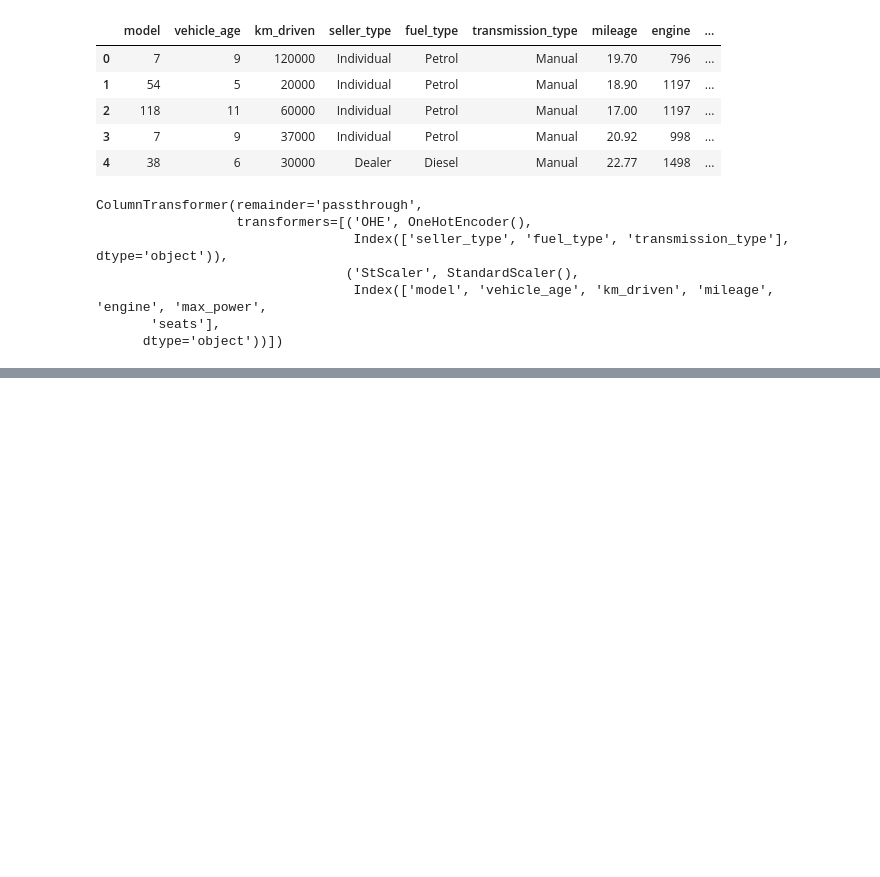
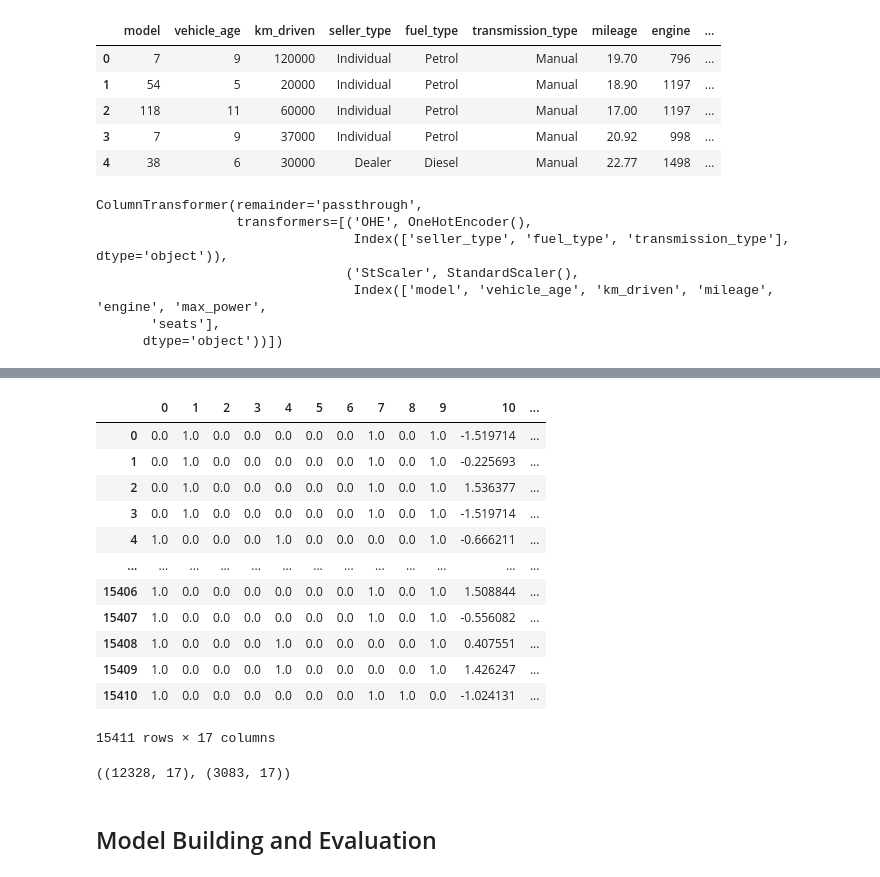
Before and after one commit to Lavishgangwani/DataScienceGeek, a Jupyter notebook: Random Forest/regressor/RF Regression.ipynb, the cells around one changed output, grey strips where cells are left out. Drawn from its saved outputs; the diff is of its cells as text; code cells hidden in the pictures; blank space fills up the shorter version.

```diff
--- a/Random Forest/regressor/RF Regression.ipynb
+++ b/Random Forest/regressor/RF Regression.ipynb
@@ -191,3 +188,7 @@ ColumnTransformer(remainder='passthrough',
                                  Index(['model', 'vehicle_age', 'km_driven', 'mileage', 'engine', 'max_power',
        'seats'],
       dtype='object'))])
+# %%
+#now preprocess the data
+X = preprocessor.fit_transform(X)
+X
@@ -193,0 +209,16 @@ ColumnTransformer(remainder='passthrough',
+# %%
+pd.DataFrame(X)
+# %% [output]
+|  | 0 | 1 | 2 | 3 | 4 | 5 | 6 | 7 | 8 | 9 | 10 | ... |
+| 0 | 0.0 | 1.0 | 0.0 | 0.0 | 0.0 | 0.0 | 0.0 | 1.0 | 0.0 | 1.0 | -1.519714 | ... |
+| 1 | 0.0 | 1.0 | 0.0 | 0.0 | 0.0 | 0.0 | 0.0 | 1.0 | 0.0 | 1.0 | -0.225693 | ... |
+| 2 | 0.0 | 1.0 | 0.0 | 0.0 | 0.0 | 0.0 | 0.0 | 1.0 | 0.0 | 1.0 | 1.536377 | ... |
+| 3 | 0.0 | 1.0 | 0.0 | 0.0 | 0.0 | 0.0 | 0.0 | 1.0 | 0.0 | 1.0 | -1.519714 | ... |
+| 4 | 1.0 | 0.0 | 0.0 | 0.0 | 1.0 | 0.0 | 0.0 | 0.0 | 0.0 | 1.0 | -0.666211 | ... |
+| ... | ... | ... | ... | ... | ... | ... | ... | ... | ... | ... | ... | ... |
+| 15406 | 1.0 | 0.0 | 0.0 | 0.0 | 0.0 | 0.0 | 0.0 | 1.0 | 0.0 | 1.0 | 1.508844 | ... |
+| 15407 | 1.0 | 0.0 | 0.0 | 0.0 | 0.0 | 0.0 | 0.0 | 1.0 | 0.0 | 1.0 | -0.556082 | ... |
+| 15408 | 1.0 | 0.0 | 0.0 | 0.0 | 1.0 | 0.0 | 0.0 | 0.0 | 0.0 | 1.0 | 0.407551 | ... |
+| 15409 | 1.0 | 0.0 | 0.0 | 0.0 | 1.0 | 0.0 | 0.0 | 0.0 | 0.0 | 1.0 | 1.426247 | ... |
+| 15410 | 1.0 | 0.0 | 0.0 | 0.0 | 0.0 | 0.0 | 0.0 | 1.0 | 1.0 | 0.0 | -1.024131 | ... |
+15411 rows × 17 columns
@@ -193,0 +228,6 @@ ColumnTransformer(remainder='passthrough',
+# %%
+X_train.shape , X_test.shape
+# %% [output]
+((12328, 17), (3083, 17))
+# %% [markdown]
+## Model Building and Evaluation
```
Also changed, not shown: parts of 10 cells of this notebook.
